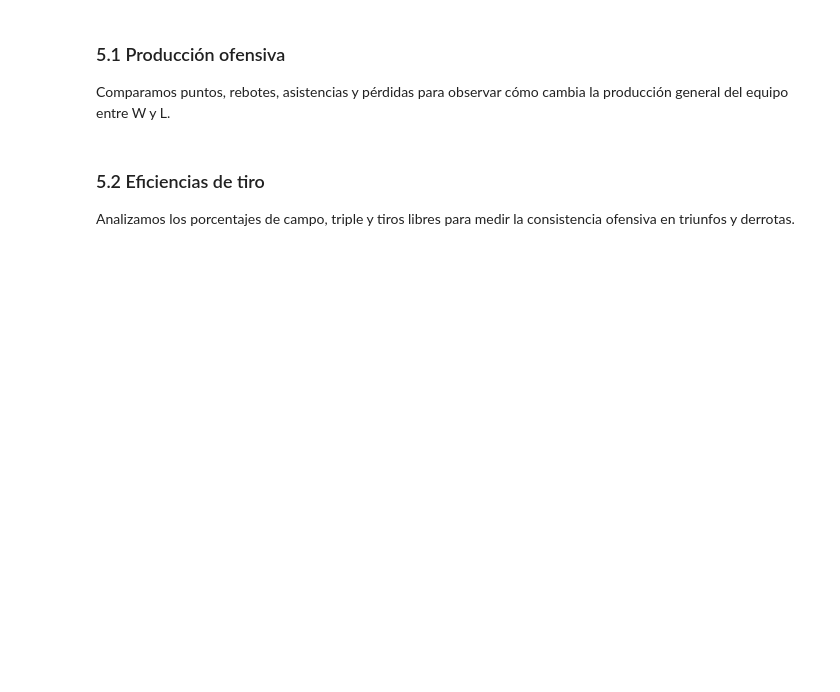
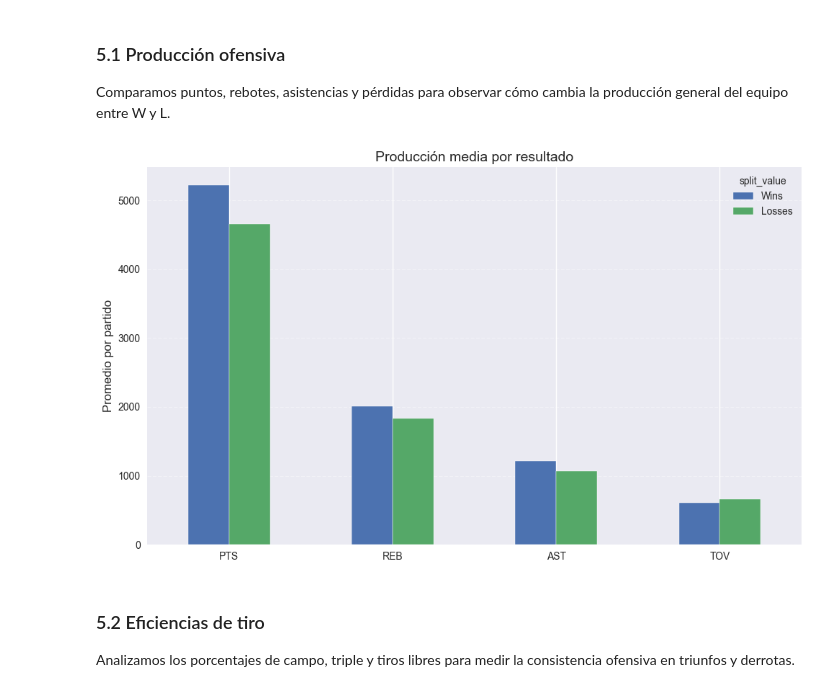
Before and after one commit to diazpablogon/BasketballAnalysis, a Jupyter notebook: 01_data_scrapping/01b_modelling/01a_teamdashboard/01a_generalsplits/01c_win_loss.ipynb, the cells around one changed output. Drawn from its saved outputs; the diff is of its cells as text; code cells hidden in the pictures; blank space fills up the shorter version.

```diff
--- a/01_data_scrapping/01b_modelling/01a_teamdashboard/01a_generalsplits/01c_win_loss.ipynb
+++ b/01_data_scrapping/01b_modelling/01a_teamdashboard/01a_generalsplits/01c_win_loss.ipynb
@@ -41,7 +43,7 @@ Leemos el parquet y retenemos únicamente el dataset `2`, correspondiente al spl
 # %%
 df = pd.read_parquet(PARQUET_PATH)
 
-df_winloss = df.query("dataset == 2").copy()
+df_winloss = df.query("source_dataset == 2").copy()
 
 required_columns = [
     "GP", "W", "L", "W_PCT", "PTS", "FG_PCT", "FG3_PCT", "FT_PCT",
@@ -66,7 +93,7 @@ Agregamos las métricas principales agrupando por `split_value` (W vs L) y calcu
 summary_metrics = [
     "PTS", "REB", "AST", "TOV", "FG_PCT", "FG3_PCT", "FT_PCT", "PLUS_MINUS", "MIN",
 ]
-available_splits = [split for split in ["W", "L"] if split in df_winloss["split_value"].unique()]
+available_splits = [split for split in ["Wins", "Losses"] if split in df_winloss["split_value"].unique()]
 
 summary_table = (
     df_winloss
@@ -87,16 +119,19 @@ Representamos gráficamente las principales diferencias entre victorias y derrot
 Comparamos puntos, rebotes, asistencias y pérdidas para observar cómo cambia la producción general del equipo entre W y L.
 # %%
 production_metrics = [metric for metric in ["PTS", "REB", "AST", "TOV"] if metric in summary_table.columns]
+summary_table[production_metrics] = summary_table[production_metrics].apply(pd.to_numeric, errors="coerce")
 
 if production_metrics:
     plot_data = summary_table[production_metrics].T
     ax = plot_data.plot(kind="bar", rot=0)
     ax.set_title("Producción media por resultado")
     ax.set_ylabel("Promedio por partido")
     ax.grid(axis="y", linestyle="--", alpha=0.4)
     plt.tight_layout()
 else:
     print("No hay métricas de producción disponibles para graficar.")
+# %% [output]
+[figure, added]
 # %% [markdown]
 ### 5.2 Eficiencias de tiro
 
```
Also changed, not shown: parts of 12 cells of this notebook, 1 other file.
